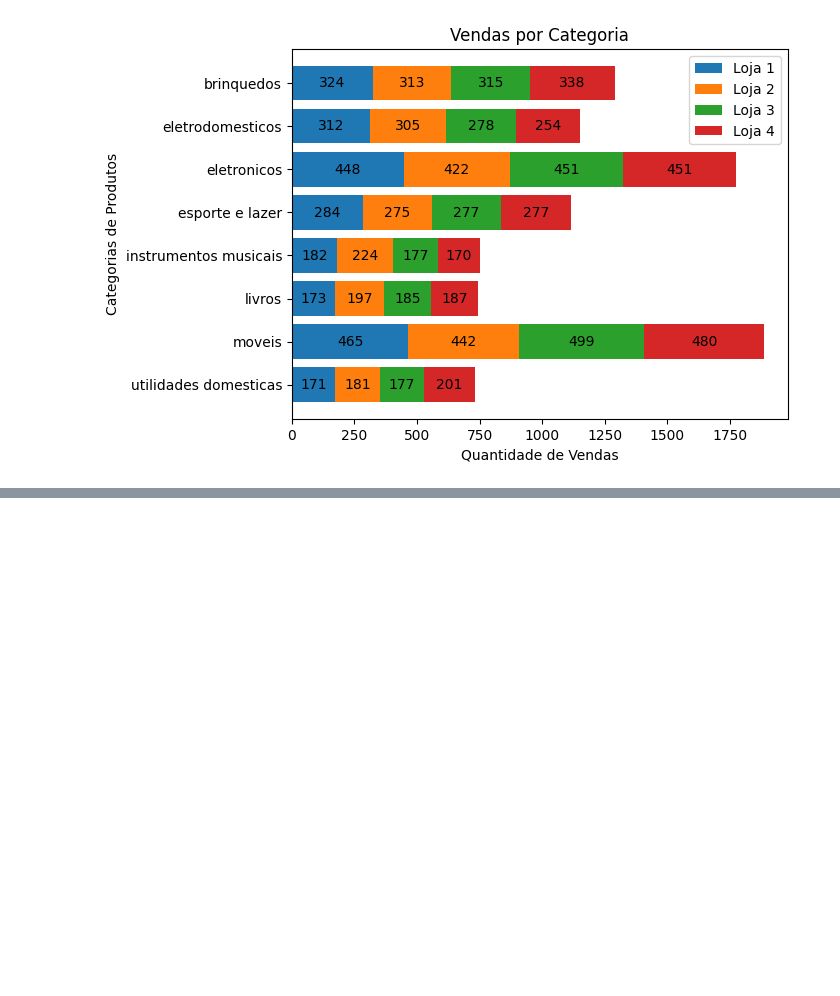
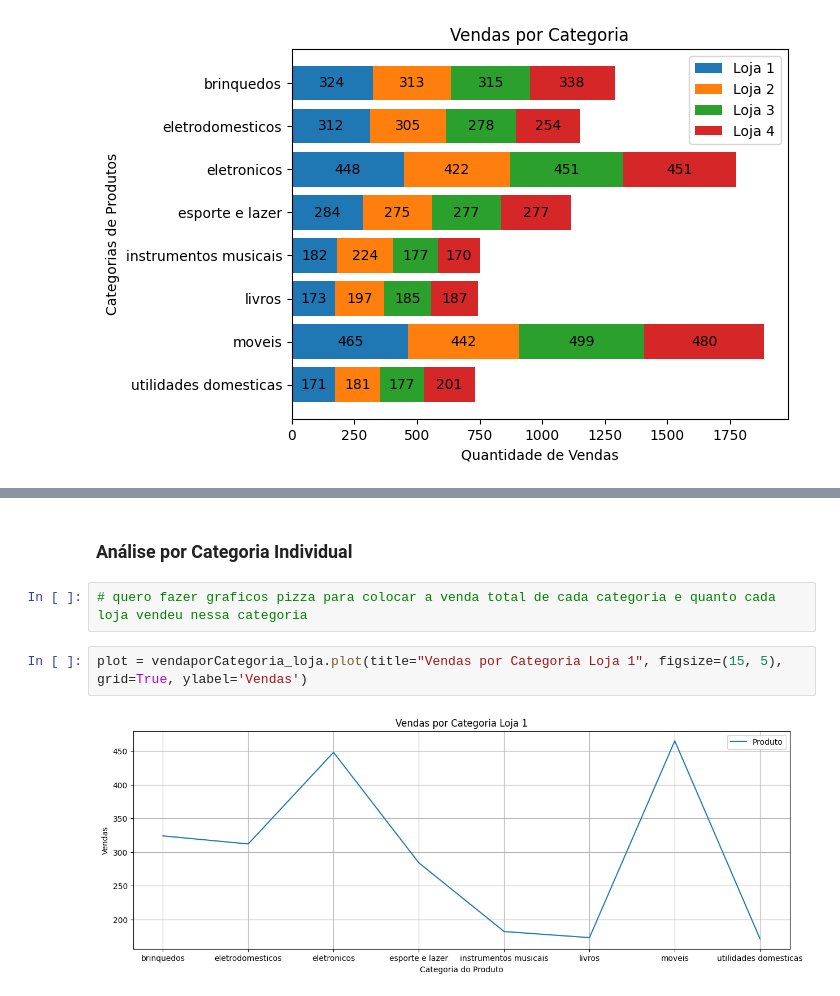
Before and after one commit to samarawwleticia/challengedadosalura, a Jupyter notebook: AluraStoreBrasil.ipynb, the cells around one changed output, grey strips where cells are left out. Saved outputs shown, nothing was run; the diff lists cells and outputs as text; blank space fills up the shorter version.

Commit message:
Consegui juntar as vendas por categoria das lojas

```diff
--- a/AluraStoreBrasil.ipynb
+++ b/AluraStoreBrasil.ipynb
@@ -269,0 +308,8 @@ plt.show()
+# %% [markdown]
+### Análise por Categoria Individual
+# %%
+# quero fazer graficos pizza para colocar a venda total de cada categoria e quanto cada loja vendeu nessa categoria
+# %%
+plot = vendaporCategoria_loja.plot(title="Vendas por Categoria Loja 1", figsize=(15, 5), grid=True, ylabel='Vendas')
+# %% [output]
+[figure, added]
```
Also changed, not shown: parts of 20 cells of this notebook.
